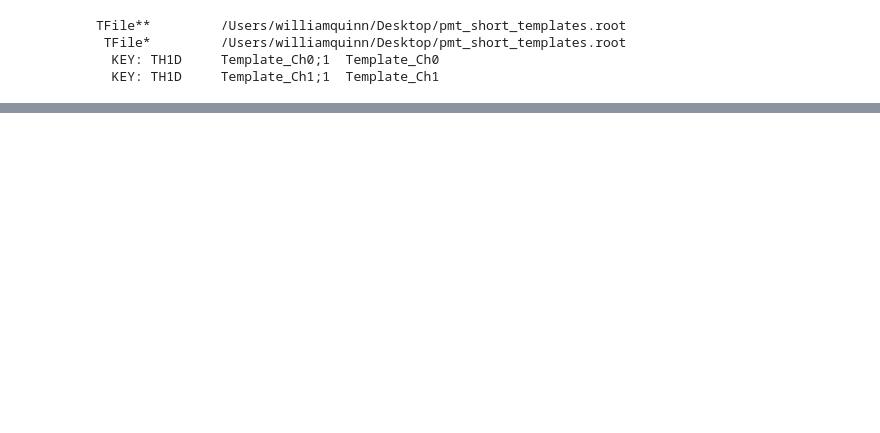
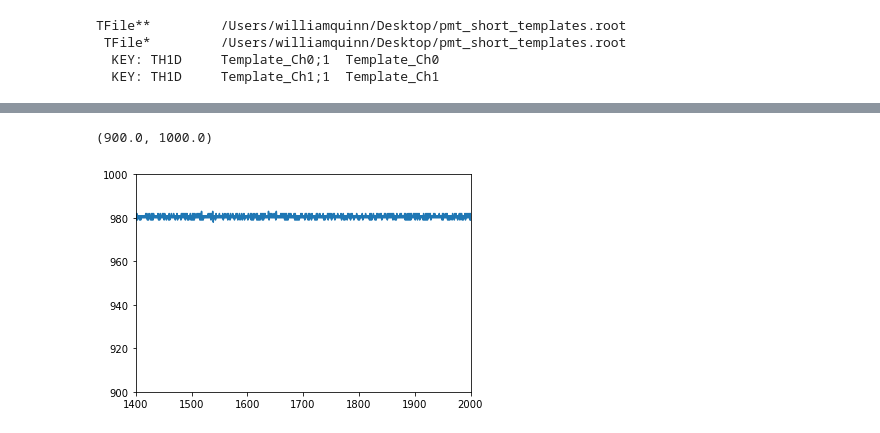
Before and after one commit to SuperNEMO-DBD/PMT-ShapeAnalysis, a Jupyter notebook: pmt_he_study/pulse_fitter.ipynb, the cells around one changed output, grey strips where cells are left out. Saved outputs shown, nothing was run; the diff lists cells and outputs as text; code cells hidden in the pictures; blank space fills up the shorter version.

```diff
--- a/pmt_he_study/pulse_fitter.ipynb
+++ b/pmt_he_study/pulse_fitter.ipynb
@@ -321,0 +322,13 @@ plt.plot(norm_short_temp /amp * -1)
+# %%
+file = ROOT.TFile("/Users/williamquinn/Desktop/110011_A1400_B1400_t0127_3.root", "READ")
+tree = file.T
+
+for event in tree:
+    waveform = event.waveform
+
+    plt.plot(waveform)
+plt.xlim(1400,2000)
+plt.ylim(900,1000)
+# %% [output]
+(900.0, 1000.0)
+[figure, added]
```
Also changed, not shown: parts of 10 cells of this notebook, 1 other file.
